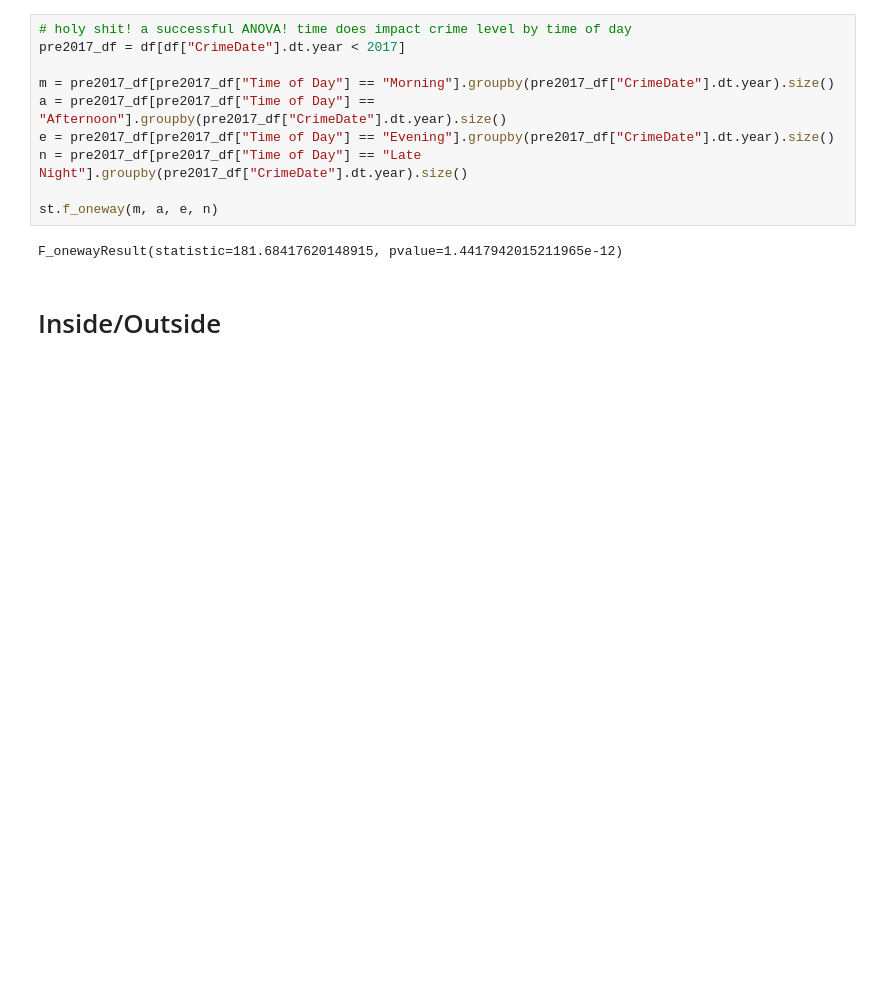
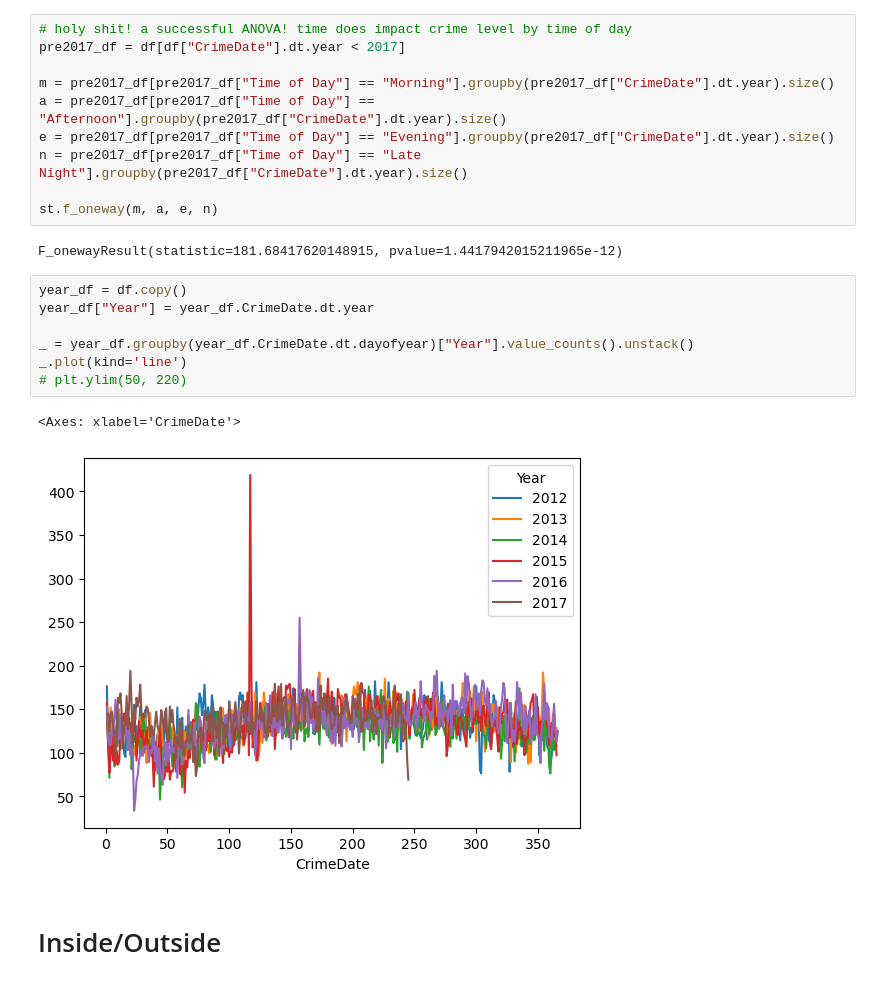
Before and after one commit to johbry17/Crime-in-Baltimore, a Jupyter notebook: Resources/miscellaneous/test.ipynb, the cells around one changed output. Saved outputs shown, nothing was run; the diff lists cells and outputs as text; blank space fills up the shorter version.

```diff
--- a/test.ipynb
+++ b/Resources/miscellaneous/test.ipynb
@@ -121,6 +133,16 @@ n = pre2017_df[pre2017_df["Time of Day"] == "Late Night"].groupby(pre2017_df["Cr
 st.f_oneway(m, a, e, n)
 # %% [output]
 F_onewayResult(statistic=181.68417620148915, pvalue=1.4417942015211965e-12)
+# %%
+year_df = df.copy()
+year_df["Year"] = year_df.CrimeDate.dt.year
+
+_ = year_df.groupby(year_df.CrimeDate.dt.dayofyear)["Year"].value_counts().unstack()
+_.plot(kind='line')
+# plt.ylim(50, 220)
+# %% [output]
+<Axes: xlabel='CrimeDate'>
+[figure, added]
 # %% [markdown]
 # Inside/Outside
 # %%
```
Also changed, not shown: parts of 3 cells of this notebook, 10 other files.
